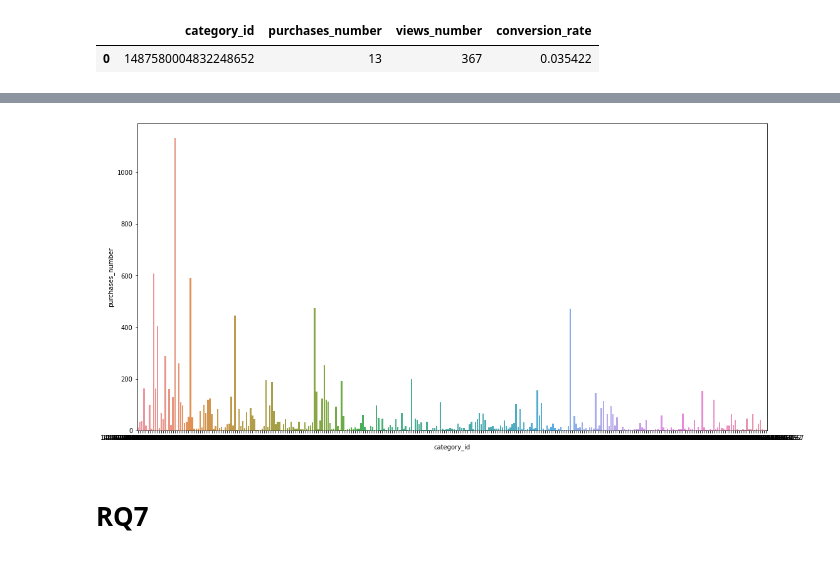
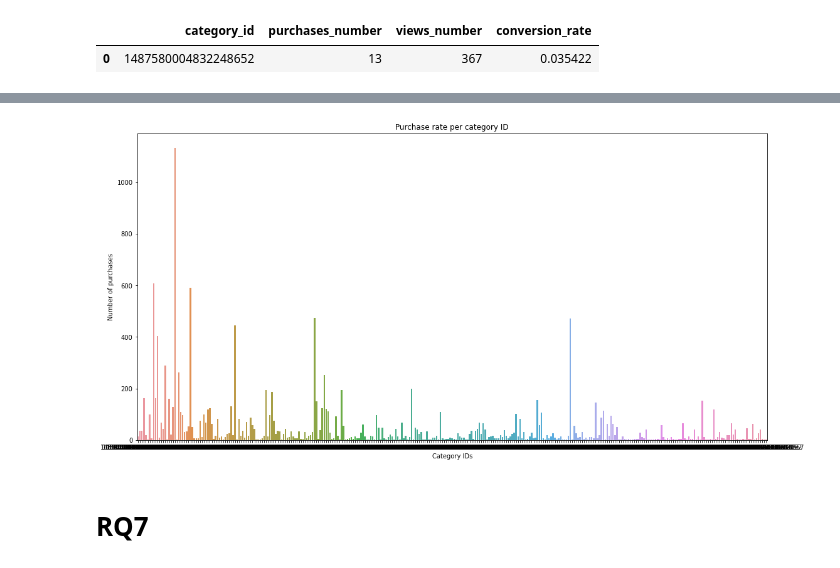
Before and after one commit to domenicocinque/ADM-HW2, a Jupyter notebook: HW2_Dom.ipynb, the cells around one changed output, grey strips where cells are left out. Drawn from its saved outputs; the diff is of its cells as text; code cells hidden in the pictures.

```diff
--- a/HW2_Dom.ipynb
+++ b/HW2_Dom.ipynb
@@ -139,3 +141,6 @@ dout_ext.head(1)
 # %% [output]
 |  | category_id | purchases_number | views_number | conversion_rate |
 | 0 | 1487580004832248652 | 13 | 367 | 0.035422 |
+# %%
+dout_ext = dout_ext.sort_values(by='conversion_rate', ascending = False).reset_index(drop=True)
+dout_ext.head(5)
@@ -142,13 +154,12 @@ dout_ext.head(1)
 # %%
-#NEED TO CANCEL THE CATEGORY LABELS
-
-import seaborn as sns
-import matplotlib.pyplot as plt
+#NEED TO CANCEL THE CATEGORY LABELS, poi volevo plottare in ordine decrescente ma non riesco
 
 fig = plt.figure(figsize=(18,9))
 plot = sns.barplot(x='category_id', y='purchases_number', data=dout_ext)
+plot.set(xlabel='Category IDs', ylabel='Number of purchases', title = 'Purchase rate per category ID')
+plt.show()
 # %% [output]
-[figure, old version]
+[figure, new version]
 # %% [markdown]
 # RQ7
 # %% [markdown]
```
Also changed, not shown: parts of 2 cells of this notebook.
